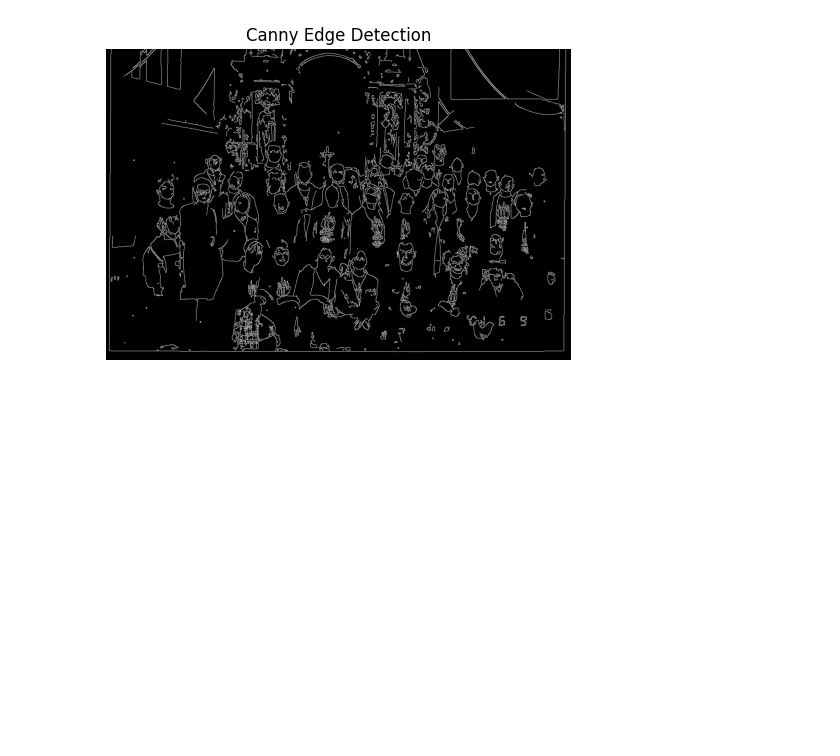
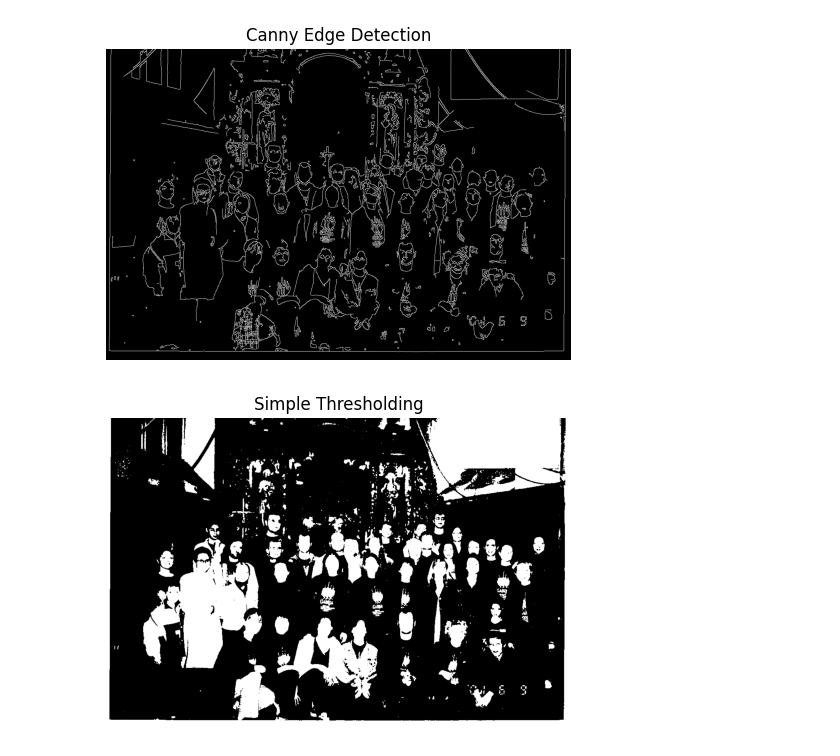
Before and after one commit to vestinabert/Image_Processing, a Jupyter notebook: Image_Edge_Detection_And_Segmentation.ipynb, the cells around one changed output. Cells and saved outputs as stored; diff of their text form; code cells hidden in the pictures; blank space fills up the shorter version.

Commit message:
Applying Image Segmentation

```diff
--- a/Image_Edge_Detection_And_Segmentation.ipynb
+++ b/Image_Edge_Detection_And_Segmentation.ipynb
@@ -49,3 +49,14 @@ plt.axis("off")
 plt.show()
 # %% [output]
 [figure]
+# %%
+ret, thresh_simple = cv2.threshold(gray, 127, 255, cv2.THRESH_BINARY)
+
+# Show result
+plt.figure(figsize=(6,6))
+plt.imshow(thresh_simple, cmap='gray')
+plt.title("Simple Thresholding")
+plt.axis("off")
+plt.show()
+# %% [output]
+[figure, added]
```
Also changed, not shown: parts of 2 cells of this notebook.
